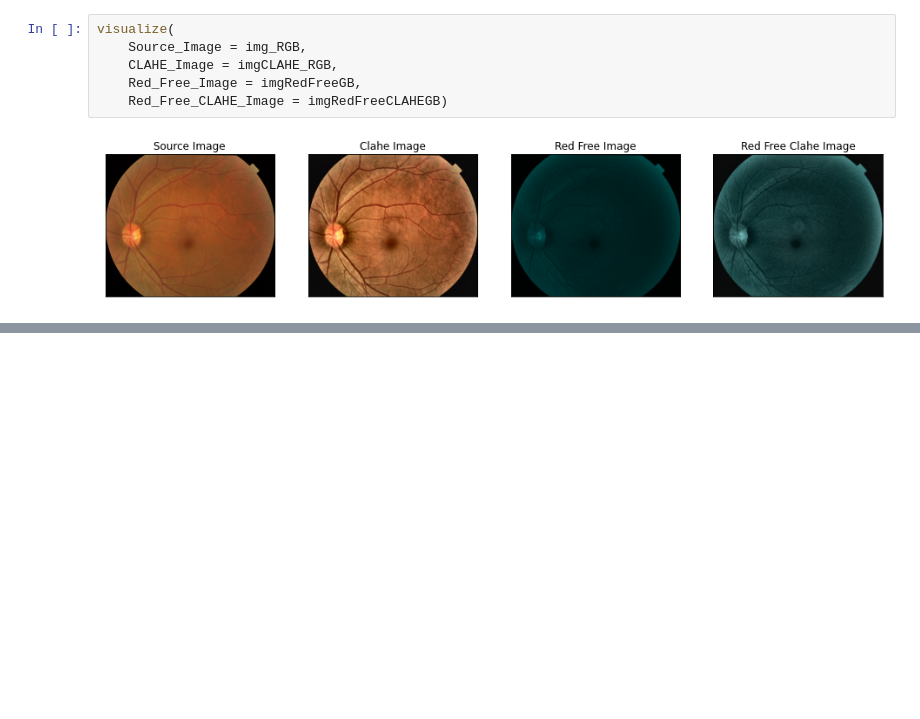
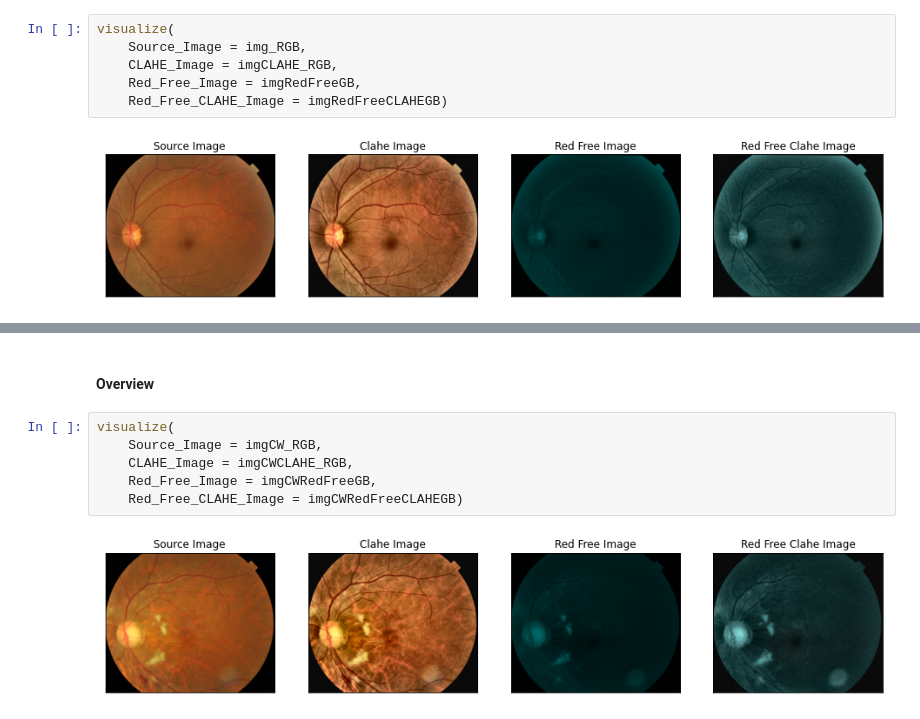
Before and after one commit to CostaDiego/image-enhancement, a Jupyter notebook: ImageEnhancement.ipynb, the cells around one changed output, grey strips where cells are left out. Saved outputs shown, nothing was run; the diff lists cells and outputs as text; blank space fills up the shorter version.

```diff
--- a/ImageEnhancement.ipynb
+++ b/ImageEnhancement.ipynb
@@ -89,0 +141,10 @@ visualize(
+# %% [markdown]
+#### Overview
+# %%
+visualize(
+    Source_Image = imgCW_RGB,
+    CLAHE_Image = imgCWCLAHE_RGB,
+    Red_Free_Image = imgCWRedFreeGB,
+    Red_Free_CLAHE_Image = imgCWRedFreeCLAHEGB)
+# %% [output]
+[figure, added]
```
Also changed, not shown: parts of 26 cells of this notebook.
